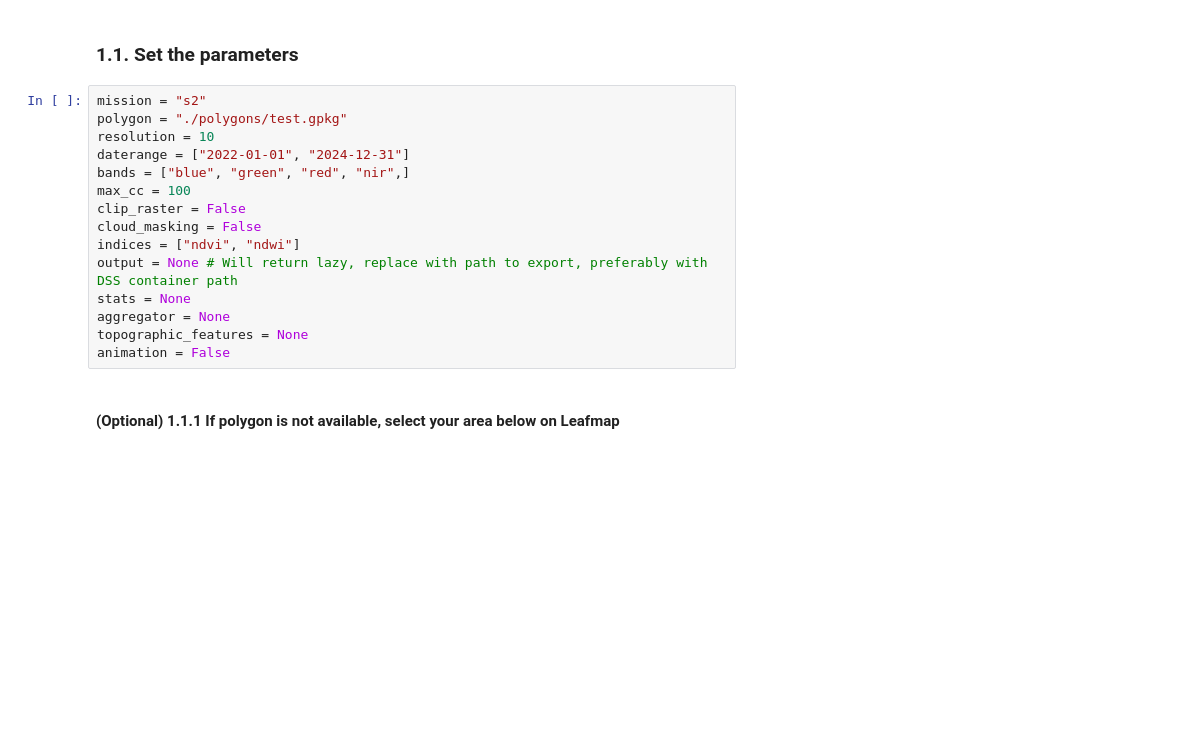
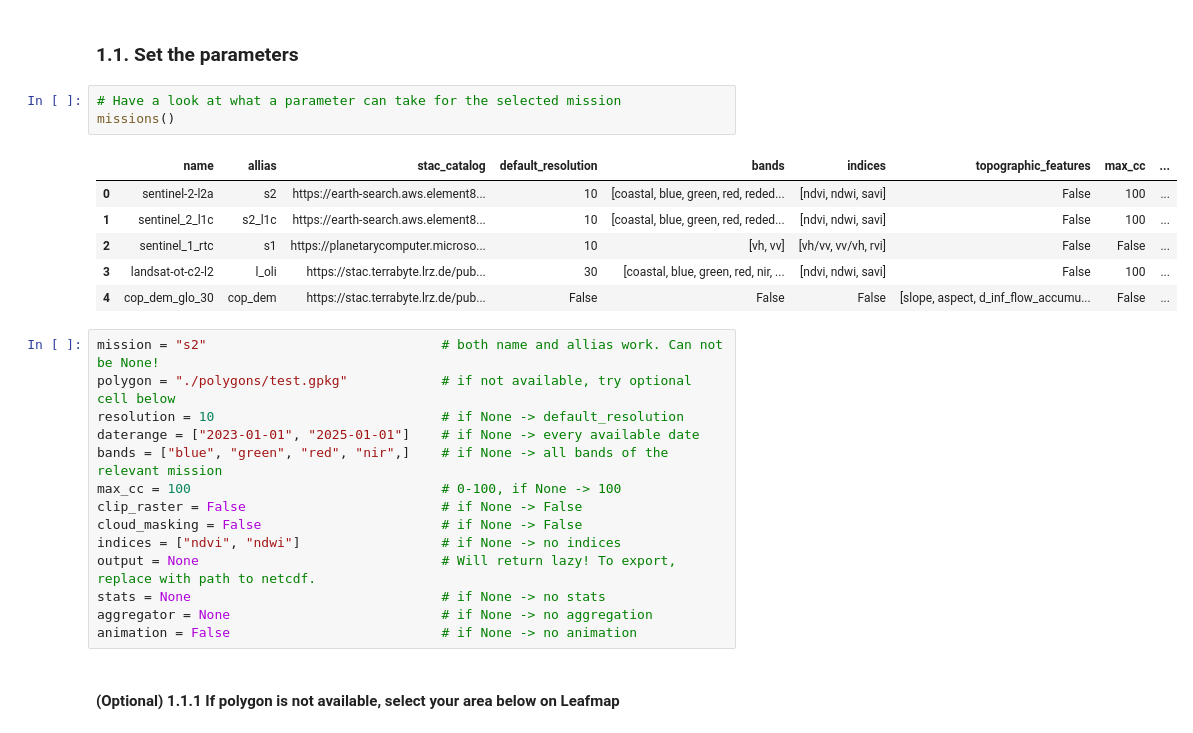
Before and after one commit to BaturalpArisoy/stac2cube, a Jupyter notebook: interactive/1_get_stac_layers.ipynb, the cells around one changed output. Drawn from its saved outputs; the diff is of its cells as text; blank space fills up the shorter version.

```diff
--- a/interactive/1_get_stac_layers.ipynb
+++ b/interactive/1_get_stac_layers.ipynb
@@ -31,21 +38,30 @@ from stac2cube import interactive_time_view
 ## 1. How to **get_stac_layers**
 # %% [markdown]
 ### 1.1. Set the parameters
+# %%
+# Have a look at what a parameter can take for the selected mission
+missions()
+# %% [output]
+|  | name | allias | stac_catalog | default_resolution | bands | indices | topographic_features | max_cc | ... |
+| 0 | sentinel-2-l2a | s2 | https://earth-search.aws.element8... | 10 | [coastal, blue, green, red, reded... | [ndvi, ndwi, savi] | False | 100 | ... |
+| 1 | sentinel_2_l1c | s2_l1c | https://earth-search.aws.element8... | 10 | [coastal, blue, green, red, reded... | [ndvi, ndwi, savi] | False | 100 | ... |
+| 2 | sentinel_1_rtc | s1 | https://planetarycomputer.microso... | 10 | [vh, vv] | [vh/vv, vv/vh, rvi] | False | False | ... |
+| 3 | landsat-ot-c2-l2 | l_oli | https://stac.terrabyte.lrz.de/pub... | 30 | [coastal, blue, green, red, nir, ... | [ndvi, ndwi, savi] | False | 100 | ... |
+| 4 | cop_dem_glo_30 | cop_dem | https://stac.terrabyte.lrz.de/pub... | False | False | False | [slope, aspect, d_inf_flow_accumu... | False | ... |
 # %%
-mission = "s2"
-polygon = "./polygons/test.gpkg"
-resolution = 10
-daterange = ["2022-01-01", "2024-12-31"]
-bands = ["blue", "green", "red", "nir",]
-max_cc = 100
-clip_raster = False
-cloud_masking = False
-indices = ["ndvi", "ndwi"]
-output = None # Will return lazy, replace with path to export, preferably with DSS container path
-stats = None
-aggregator = None
-topographic_features = None
-animation = False
+mission = "s2"                              # both name and allias work. Can not be None!
+polygon = "./polygons/test.gpkg"            # if not available, try optional cell below
+resolution = 10                             # if None -> default_resolution
+daterange = ["2023-01-01", "2025-01-01"]    # if None -> every available date
+bands = ["blue", "green", "red", "nir",]    # if None -> all bands of the relevant mission
+max_cc = 100                                # 0-100, if None -> 100
+clip_raster = False                         # if None -> False
+cloud_masking = False                       # if None -> False
+indices = ["ndvi", "ndwi"]                  # if None -> no indices
+output = None                               # Will return lazy! To export, replace with path to netcdf.
+stats = None                                # if None -> no stats
+aggregator = None                           # if None -> no aggregation
+animation = False                           # if None -> no animation
 # %% [markdown]
 #### (Optional) 1.1.1 If polygon is not available, select your area below on Leafmap
 # %%
```
Also changed, not shown: parts of 76 cells of this notebook, 6 other files.
